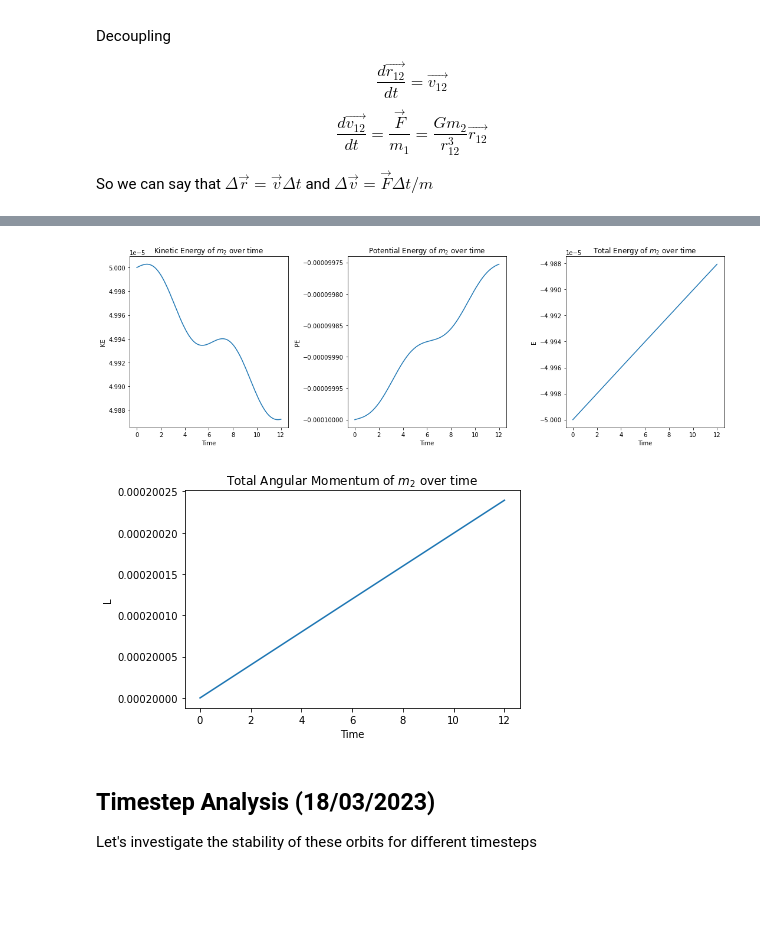
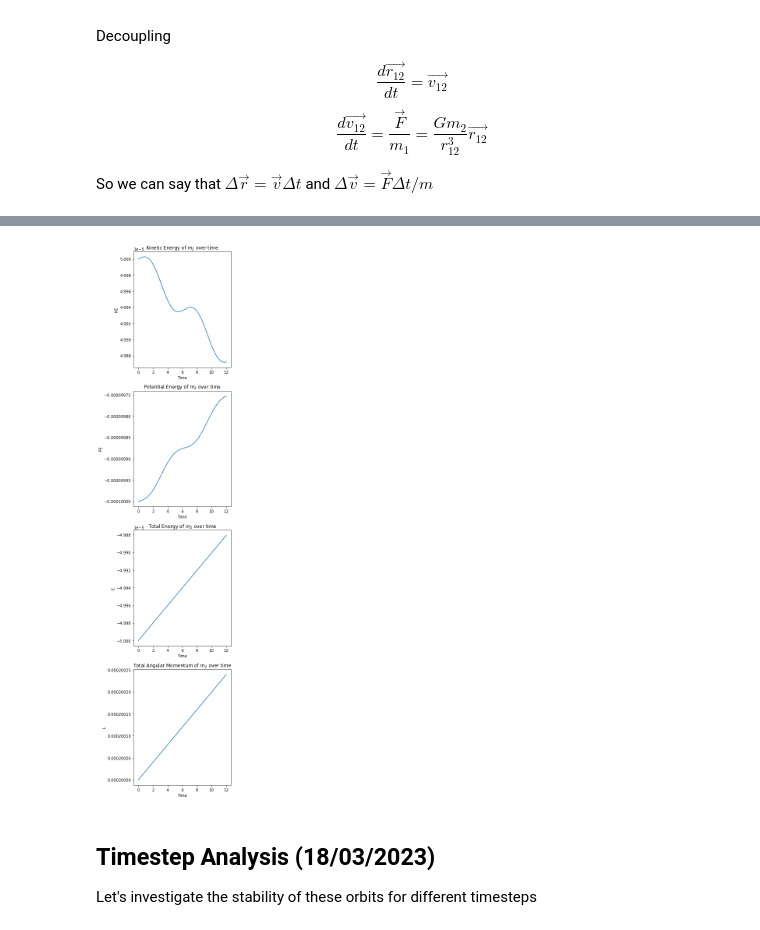
Before and after one commit to dannyphandannyphan/CompPhysMiniProject, a Jupyter notebook: Logbooks/Logbook 0.ipynb, the cells around one changed output, grey strips where cells are left out. Drawn from its saved outputs; the diff is of its cells as text; code cells hidden in the pictures; blank space fills up the shorter version.

```diff
--- a/Logbooks/Logbook 0.ipynb
+++ b/Logbooks/Logbook 0.ipynb
@@ -157,42 +157,37 @@ Wall time: 5.66 s
 # %%
 # New figure
 
-figs2, ax2 = plt.subplots(nrows = 1, ncols = 3, figsize = (15,5), tight_layout = True)
+figs2, ax2 = plt.subplots(nrows = 4, ncols = 1, figsize = (5,20), tight_layout = True)
 
 
 ax2[0].plot(tarr, ke1)
 ax2[0].set_title(r"Kinetic Energy of $m_2$ over time")
 ax2[0].set_xlabel("Time")
 ax2[0].set_ylabel("KE")
 #ax2[0].set_ylim(-0.01, 0.01)
 
 ax2[1].plot(tarr, pe1)
 ax2[1].set_title(r"Potential Energy of $m_2$ over time")
 ax2[1].set_xlabel("Time")
 ax2[1].set_ylabel("PE")
 #ax2[1].set_ylim(-0.01, 0.01)
 
 ax2[2].plot(tarr, pe1+ke1)
 ax2[2].set_title(r"Total Energy of $m_2$ over time")
 ax2[2].set_xlabel("Time")
 ax2[2].set_ylabel("E")
 #ax2[2].set_ylim(-0.01, 0.01)
 
+ax2[3].plot(tarr, l1[:,0] + l1[:,1])
+ax2[3].set_title(r"Total Angular Momentum of $m_2$ over time")
+ax2[3].set_xlabel("Time")
+ax2[3].set_ylabel("L")
+
 
 
 plt.savefig("eulerenergies.jpg", dpi = 300)
 # %% [output]
-[figure, old version]
+[figure, new version]
-# %%
-plt.plot(tarr, l1[:,0] + l1[:,1])
-plt.title(r"Total Angular Momentum of $m_2$ over time")
-plt.xlabel("Time")
-plt.ylabel("L")
-#ax2[3].set_ylim(-0.01, 0.01)
-
-plt.savefig("eulerL.jpg", dpi = 300)
-# %% [output]
-[figure, removed]
 # %% [markdown]
 ## Timestep Analysis (18/03/2023)
 
```
Also changed, not shown: parts of 9 cells of this notebook, 21 other files.
